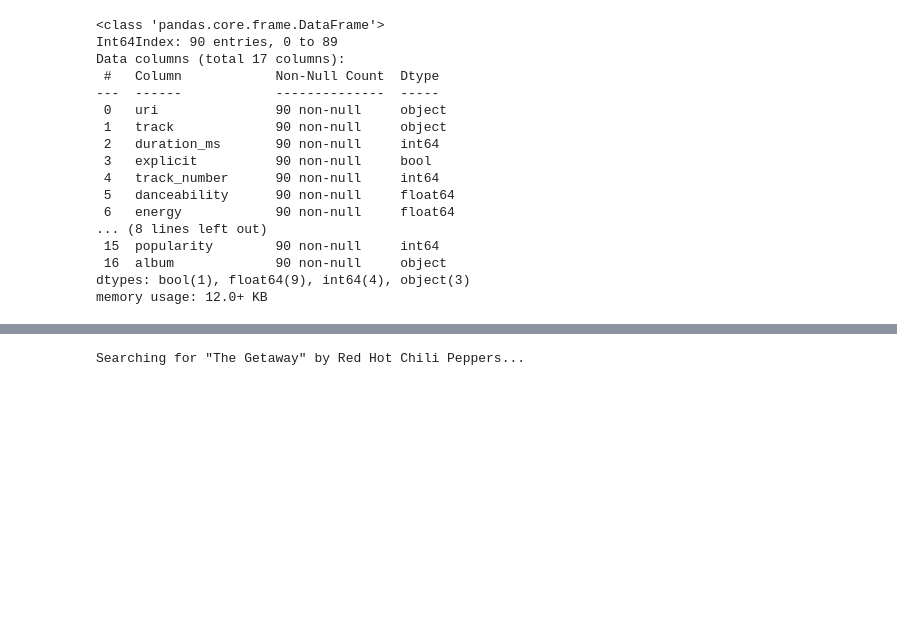
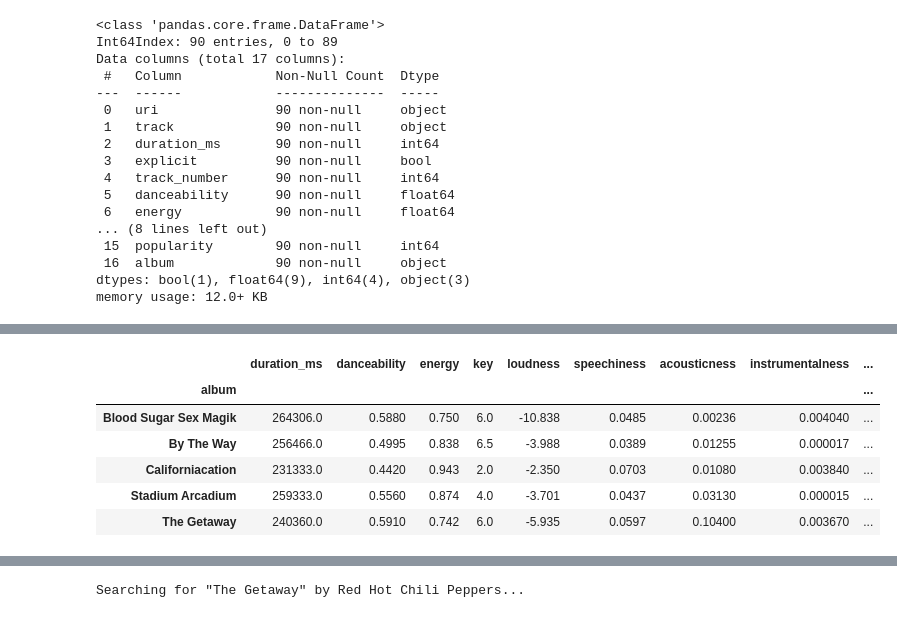
Before and after one commit to klsalcedo/lyric_generation, a Jupyter notebook: eda.ipynb, the cells around one changed output, grey strips where cells are left out. Cells and saved outputs as stored; diff of their text form; code cells hidden in the pictures; blank space fills up the shorter version.

```diff
--- a/eda.ipynb
+++ b/eda.ipynb
@@ -439,0 +416,11 @@ rhcp.groupby('album').mean()
+# %%
+grouped = cont.groupby('album').median()
+grouped
+# %% [output]
+|  | duration_ms | danceability | energy | key | loudness | speechiness | acousticness | instrumentalness | ... |
+| album |  |  |  |  |  |  |  |  | ... |
+| Blood Sugar Sex Magik | 264306.0 | 0.5880 | 0.750 | 6.0 | -10.838 | 0.0485 | 0.00236 | 0.004040 | ... |
+| By The Way | 256466.0 | 0.4995 | 0.838 | 6.5 | -3.988 | 0.0389 | 0.01255 | 0.000017 | ... |
+| Californiacation | 231333.0 | 0.4420 | 0.943 | 2.0 | -2.350 | 0.0703 | 0.01080 | 0.003840 | ... |
+| Stadium Arcadium | 259333.0 | 0.5560 | 0.874 | 4.0 | -3.701 | 0.0437 | 0.03130 | 0.000015 | ... |
+| The Getaway | 240360.0 | 0.5910 | 0.742 | 6.0 | -5.935 | 0.0597 | 0.10400 | 0.003670 | ... |
```
Also changed, not shown: parts of 37 cells of this notebook, 1 other file.
